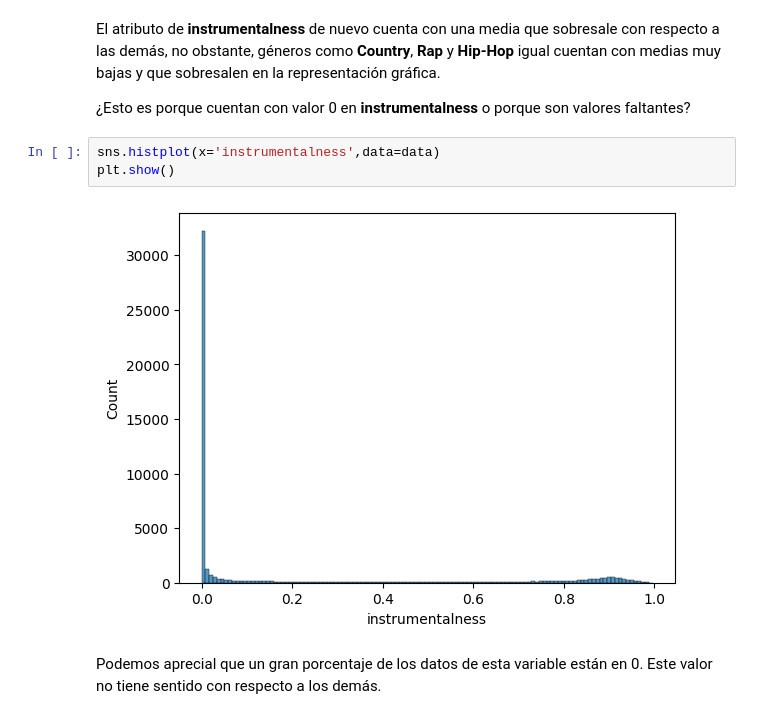
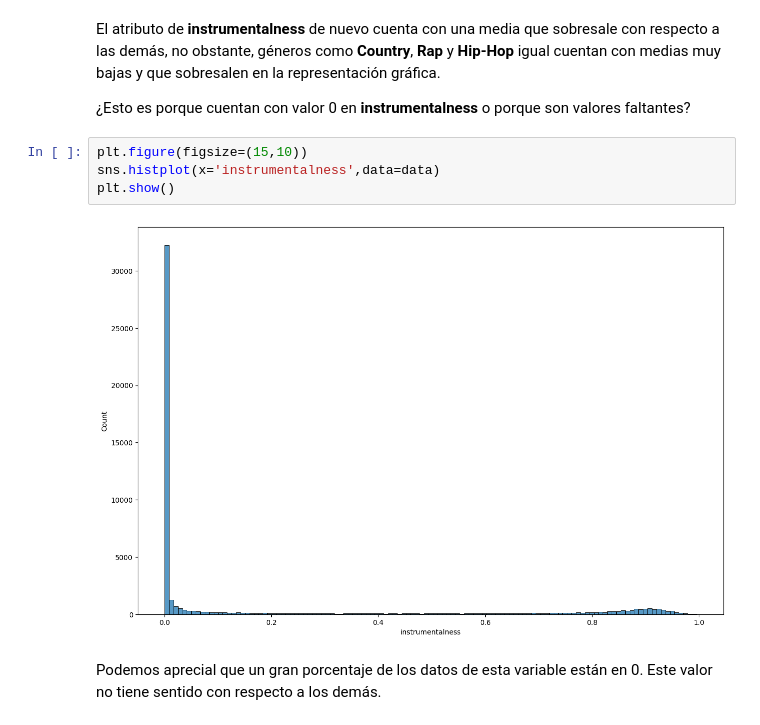
Before and after one commit to JxsJerry/Analisis_con_Python, a Jupyter notebook: Proyecto.ipynb, the cells around one changed output. Cells and saved outputs as stored; diff of their text form.

```diff
--- a/Proyecto.ipynb
+++ b/Proyecto.ipynb
@@ -361,10 +383,11 @@ El atributo de **instrumentalness** de nuevo cuenta con una media que sobresale
 
 ¿Esto es porque cuentan con valor 0 en **instrumentalness** o porque son valores faltantes?
 # %%
+plt.figure(figsize=(15,10))
 sns.histplot(x='instrumentalness',data=data)
 plt.show()
 # %% [output]
-[figure, old version]
+[figure, new version]
 # %% [markdown]
 Podemos aprecial que un gran porcentaje de los datos de esta variable están en 0. Este valor no tiene sentido con respecto a los demás.
 # %%
```
Also changed, not shown: parts of 9 cells of this notebook.
